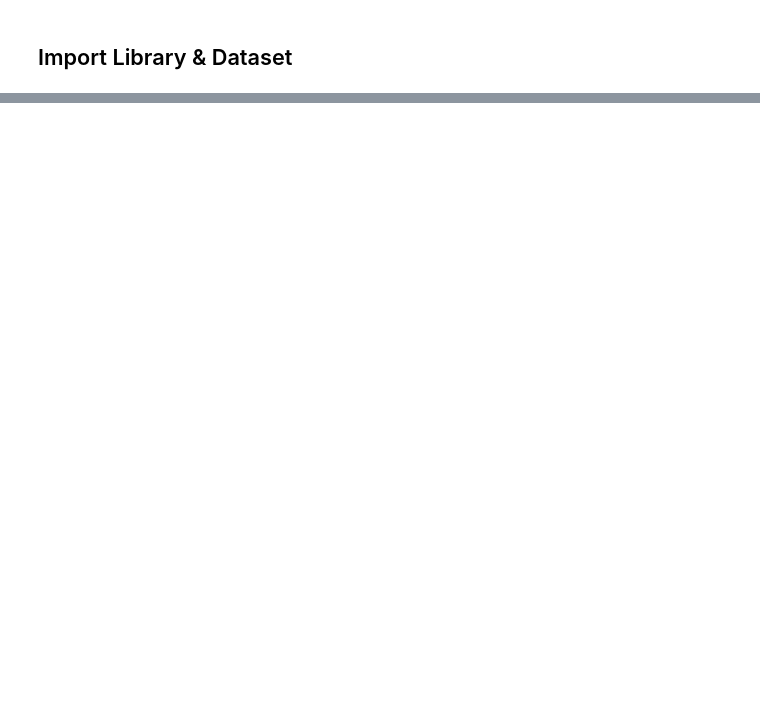
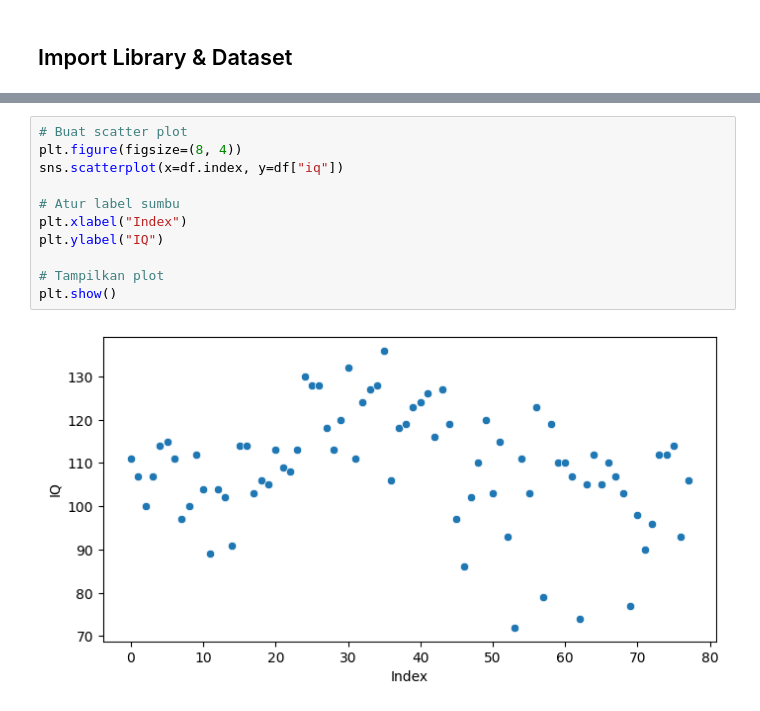
Before and after one commit to sandys-ss/Outlier, a Jupyter notebook: outlier.ipynb, the cells around one changed output, grey strips where cells are left out. Drawn from its saved outputs; the diff is of its cells as text; blank space fills up the shorter version.

```diff
--- a/outlier.ipynb
+++ b/outlier.ipynb
@@ -60,0 +55,13 @@ iq.duplicated().sum()
+# %%
+# Buat scatter plot
+plt.figure(figsize=(8, 4))
+sns.scatterplot(x=df.index, y=df["iq"])
+
+# Atur label sumbu
+plt.xlabel("Index")
+plt.ylabel("IQ")
+
+# Tampilkan plot
+plt.show()
+# %% [output]
+[figure, added]
```
Also changed, not shown: parts of 21 cells of this notebook, 2 other files.
